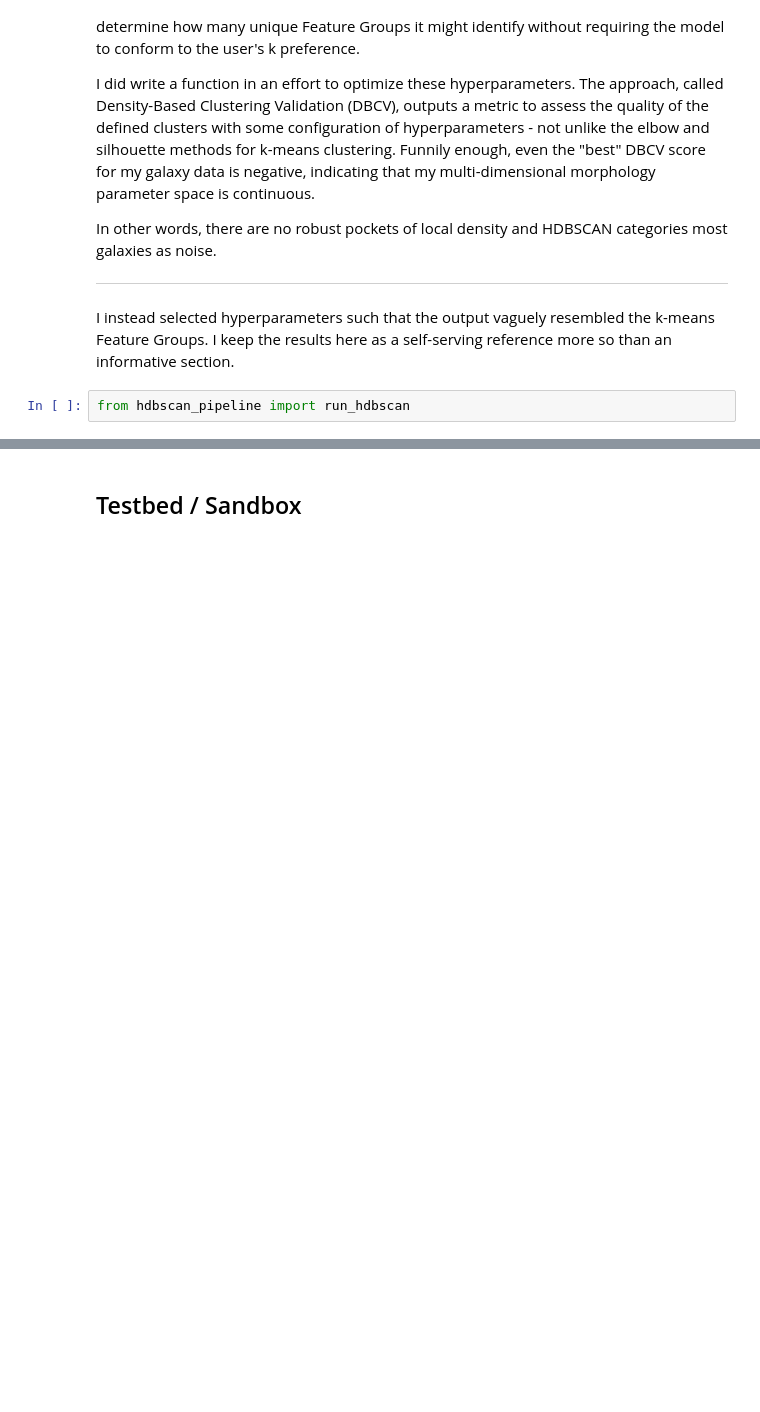
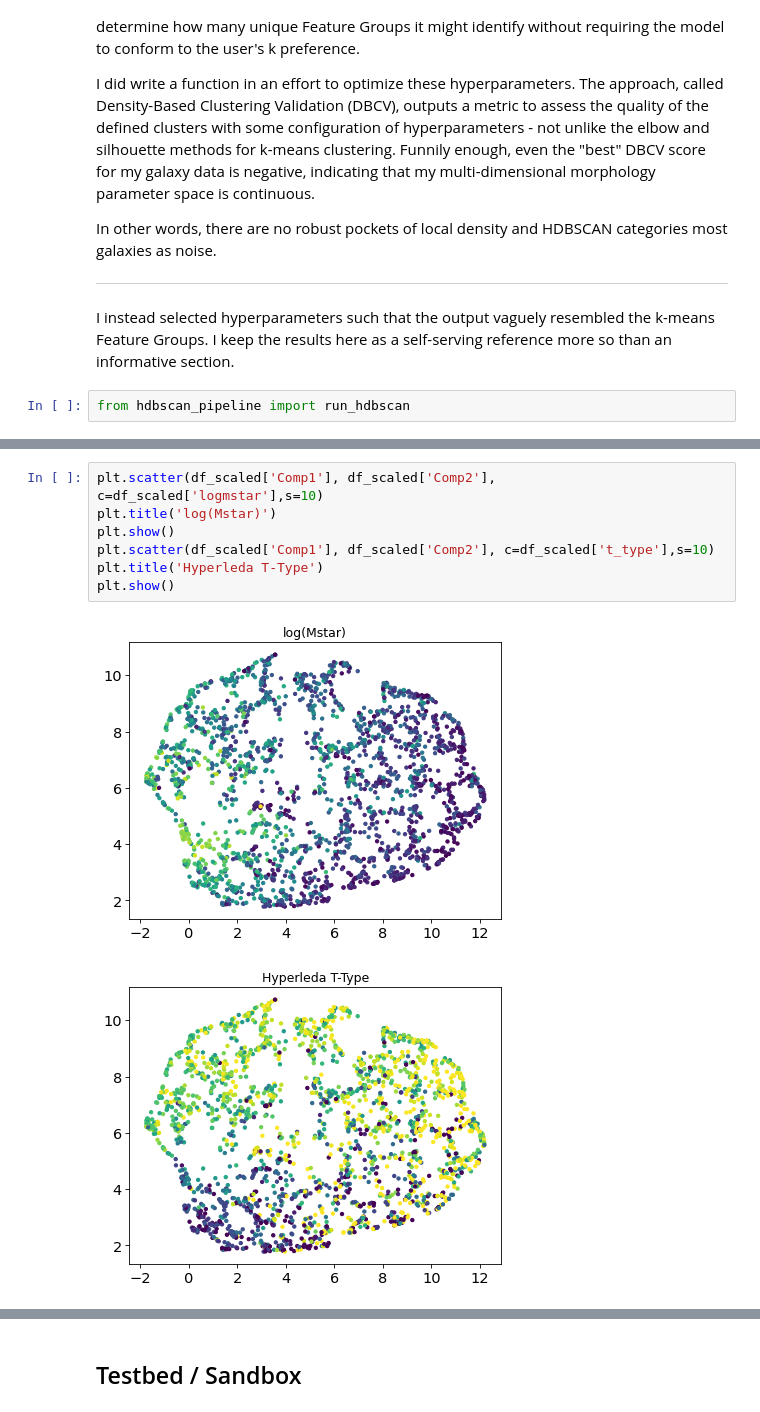
Before and after one commit to gammaspire/machine-learning, a Jupyter notebook: galaxy_feature_clustering/feature_clustering.ipynb, the cells around one changed output, grey strips where cells are left out. Saved outputs shown, nothing was run; the diff lists cells and outputs as text; blank space fills up the shorter version.

```diff
--- a/galaxy_feature_clustering/feature_clustering.ipynb
+++ b/galaxy_feature_clustering/feature_clustering.ipynb
@@ -749,0 +750,10 @@ Calculating medians for colors -- removing invalid entries for NUV-r and W1-W3..
+# %%
+plt.scatter(df_scaled['Comp1'], df_scaled['Comp2'], c=df_scaled['logmstar'],s=10)
+plt.title('log(Mstar)')
+plt.show()
+plt.scatter(df_scaled['Comp1'], df_scaled['Comp2'], c=df_scaled['t_type'],s=10)
+plt.title('Hyperleda T-Type')
+plt.show()
+# %% [output]
+[figure, added]
+[figure, added]
```
Also changed, not shown: parts of 4 cells of this notebook, 3 other files.
